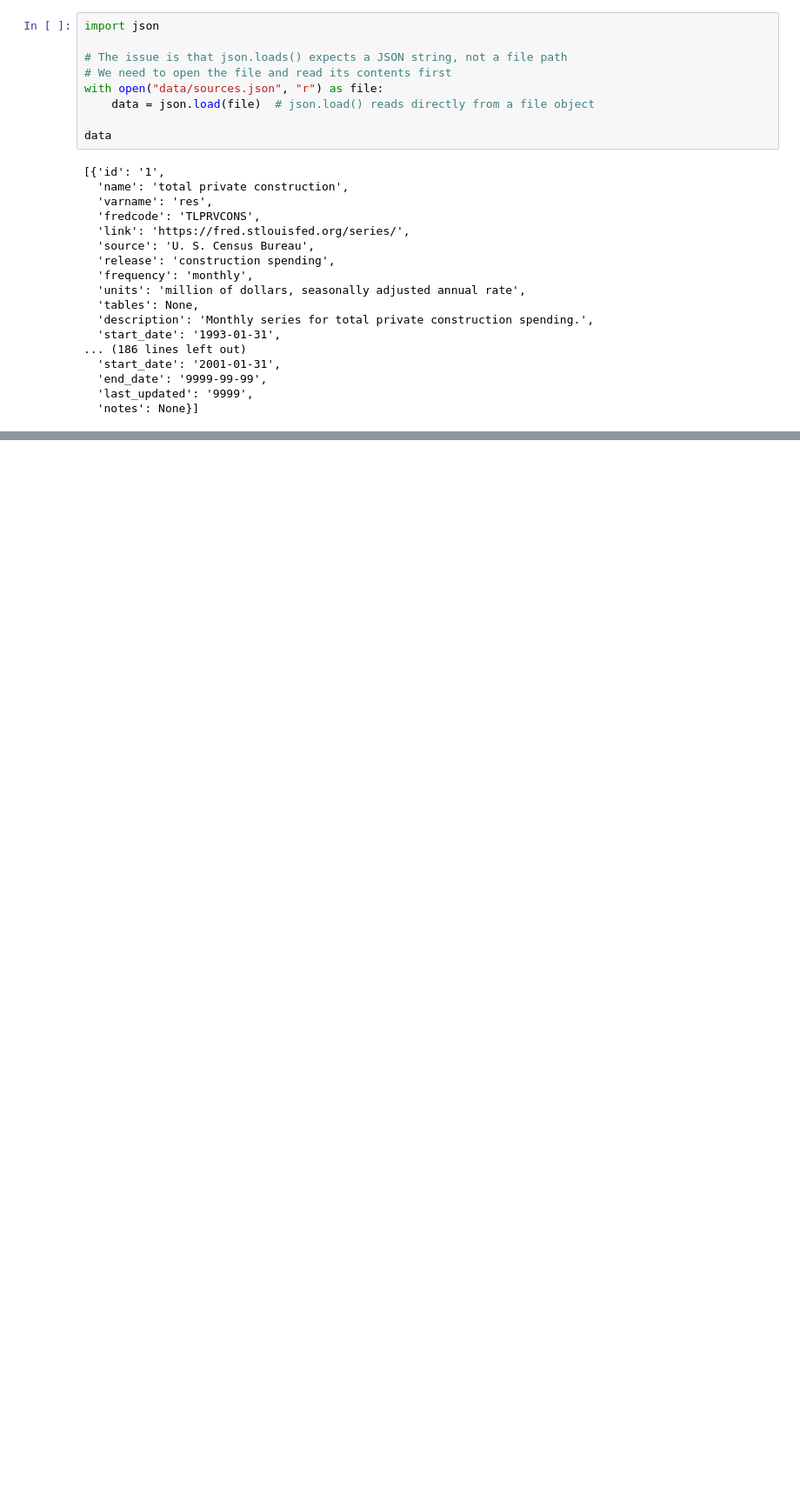
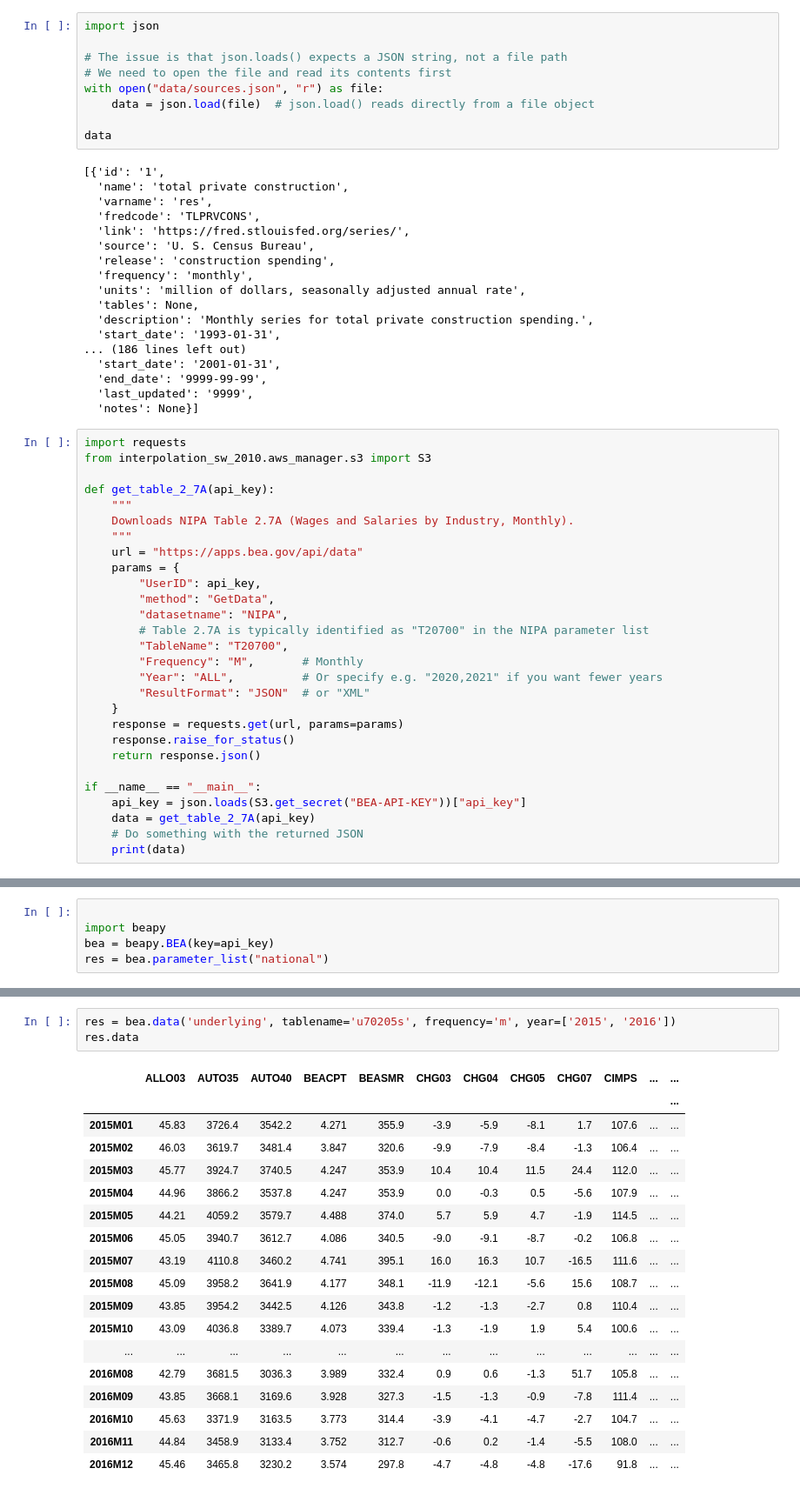
Before and after one commit to r-uben/interpolation-sw-2010, a Jupyter notebook: test.ipynb, the cells around one changed output, grey strips where cells are left out. Shown at 87% size. Cells and saved outputs as stored; diff of their text form; blank space fills up the shorter version.

Commit message:
BEA data processing for the relevant tables is finished. #TODO: Create a full repository that helps people to use BEA data.

```diff
--- a/test.ipynb
+++ b/test.ipynb
@@ -25,3 +25,31 @@ data
   'end_date': '9999-99-99',
   'last_updated': '9999',
   'notes': None}]
+# %%
+import requests
+from interpolation_sw_2010.aws_manager.s3 import S3
+
+def get_table_2_7A(api_key):
+    """
+    Downloads NIPA Table 2.7A (Wages and Salaries by Industry, Monthly).
+    """
+    url = "https://apps.bea.gov/api/data"
+    params = {
+        "UserID": api_key,
+        "method": "GetData",
+        "datasetname": "NIPA",
+        # Table 2.7A is typically identified as "T20700" in the NIPA parameter list
+        "TableName": "T20700",
+        "Frequency": "M",       # Monthly
+        "Year": "ALL",          # Or specify e.g. "2020,2021" if you want fewer years
+        "ResultFormat": "JSON"  # or "XML"
+    }
+    response = requests.get(url, params=params)
+    response.raise_for_status()
+    return response.json()
+
+if __name__ == "__main__":
+    api_key = json.loads(S3.get_secret("BEA-API-KEY"))["api_key"]
+    data = get_table_2_7A(api_key)
+    # Do something with the returned JSON
+    print(data)
@@ -27,0 +58,5 @@ data
+# %%
+
+import beapy
+bea = beapy.BEA(key=api_key)
+res = bea.parameter_list("national")
@@ -27,0 +81,22 @@ data
+# %%
+res = bea.data('underlying', tablename='u70205s', frequency='m', year=['2015', '2016'])
+res.data
+# %% [output]
+|  | ALLO03 | AUTO35 | AUTO40 | BEACPT | BEASMR | CHG03 | CHG04 | CHG05 | CHG07 | CIMPS | ... | ... |
+|  |  |  |  |  |  |  |  |  |  |  |  | ... |
+| 2015M01 | 45.83 | 3726.4 | 3542.2 | 4.271 | 355.9 | -3.9 | -5.9 | -8.1 | 1.7 | 107.6 | ... | ... |
+| 2015M02 | 46.03 | 3619.7 | 3481.4 | 3.847 | 320.6 | -9.9 | -7.9 | -8.4 | -1.3 | 106.4 | ... | ... |
+| 2015M03 | 45.77 | 3924.7 | 3740.5 | 4.247 | 353.9 | 10.4 | 10.4 | 11.5 | 24.4 | 112.0 | ... | ... |
+| 2015M04 | 44.96 | 3866.2 | 3537.8 | 4.247 | 353.9 | 0.0 | -0.3 | 0.5 | -5.6 | 107.9 | ... | ... |
+| 2015M05 | 44.21 | 4059.2 | 3579.7 | 4.488 | 374.0 | 5.7 | 5.9 | 4.7 | -1.9 | 114.5 | ... | ... |
+| 2015M06 | 45.05 | 3940.7 | 3612.7 | 4.086 | 340.5 | -9.0 | -9.1 | -8.7 | -0.2 | 106.8 | ... | ... |
+| 2015M07 | 43.19 | 4110.8 | 3460.2 | 4.741 | 395.1 | 16.0 | 16.3 | 10.7 | -16.5 | 111.6 | ... | ... |
+| 2015M08 | 45.09 | 3958.2 | 3641.9 | 4.177 | 348.1 | -11.9 | -12.1 | -5.6 | 15.6 | 108.7 | ... | ... |
+| 2015M09 | 43.85 | 3954.2 | 3442.5 | 4.126 | 343.8 | -1.2 | -1.3 | -2.7 | 0.8 | 110.4 | ... | ... |
+| 2015M10 | 43.09 | 4036.8 | 3389.7 | 4.073 | 339.4 | -1.3 | -1.9 | 1.9 | 5.4 | 100.6 | ... | ... |
+| ... | ... | ... | ... | ... | ... | ... | ... | ... | ... | ... | ... | ... |
+| 2016M08 | 42.79 | 3681.5 | 3036.3 | 3.989 | 332.4 | 0.9 | 0.6 | -1.3 | 51.7 | 105.8 | ... | ... |
+| 2016M09 | 43.85 | 3668.1 | 3169.6 | 3.928 | 327.3 | -1.5 | -1.3 | -0.9 | -7.8 | 111.4 | ... | ... |
+| 2016M10 | 45.63 | 3371.9 | 3163.5 | 3.773 | 314.4 | -3.9 | -4.1 | -4.7 | -2.7 | 104.7 | ... | ... |
+| 2016M11 | 44.84 | 3458.9 | 3133.4 | 3.752 | 312.7 | -0.6 | 0.2 | -1.4 | -5.5 | 108.0 | ... | ... |
+| 2016M12 | 45.46 | 3465.8 | 3230.2 | 3.574 | 297.8 | -4.7 | -4.8 | -4.8 | -17.6 | 91.8 | ... | ... |
```
Also changed, not shown: parts of 8 cells of this notebook, 56 other files.
